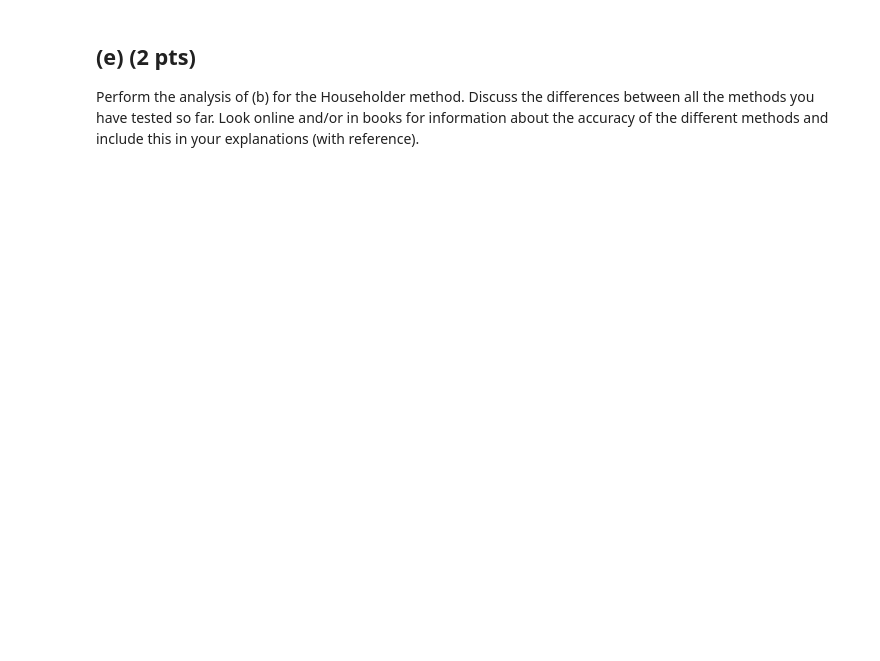
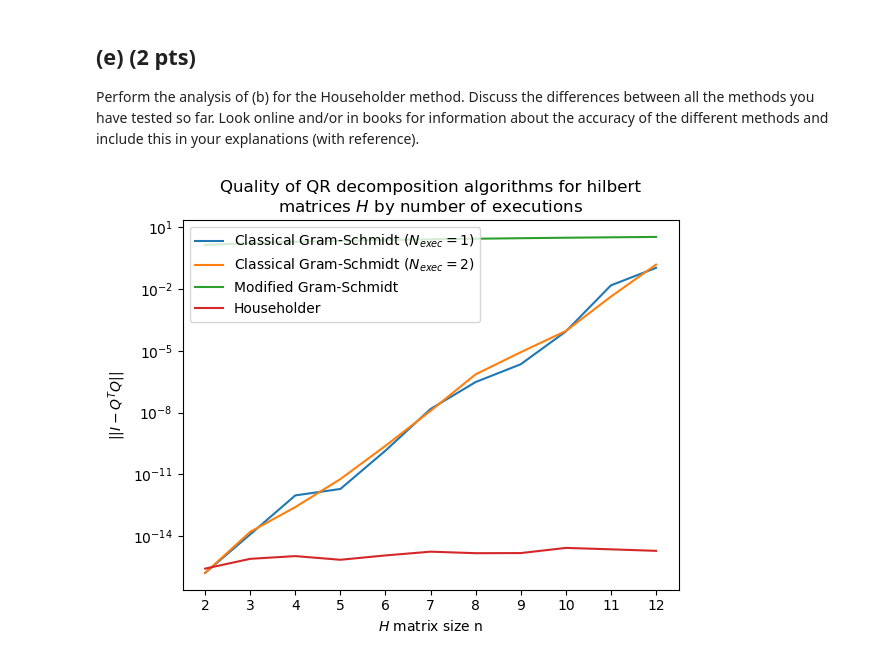
Before and after one commit to jonas4climate/na-assignment1, a Jupyter notebook: hw3_2023.ipynb, the cells around one changed output. Saved outputs shown, nothing was run; the diff lists cells and outputs as text; code cells hidden in the pictures; blank space fills up the shorter version.

```diff
--- a/hw3_2023.ipynb
+++ b/hw3_2023.ipynb
@@ -94,0 +196,17 @@ Perform the analysis of (b) for the Householder method. Discuss the differences
+# %%
+n_space, losses = compare_loss_qr_decomp_methods(n_space=(2, 13), fs = (classical_gs_qr, classical_gram_schmidt_twice, modified_gs_qr, householder_qr))
+loss_classic, loss_classic_twice, loss_modified, loss_householder = losses[0], losses[1], losses[2], losses[3]
+
+plt.plot(n_space, loss_classic, label='Classical Gram-Schmidt ($N_{{exec}}=1$)')
+plt.plot(n_space, loss_classic_twice, label='Classical Gram-Schmidt ($N_{{exec}}=2$)')
+plt.plot(n_space, loss_modified, label='Modified Gram-Schmidt')
+plt.plot(n_space, loss_householder, label='Householder')
+plt.xlabel('$H$ matrix size n')
+plt.xticks(n_space)
+plt.ylabel('$||I - Q^TQ||$')
+plt.yscale('log')
+plt.title('Quality of QR decomposition algorithms for hilbert\nmatrices $H$ by number of executions')
+plt.legend()
+plt.show()
+# %% [output]
+[figure, added]
```
Also changed, not shown: parts of 12 cells of this notebook.
